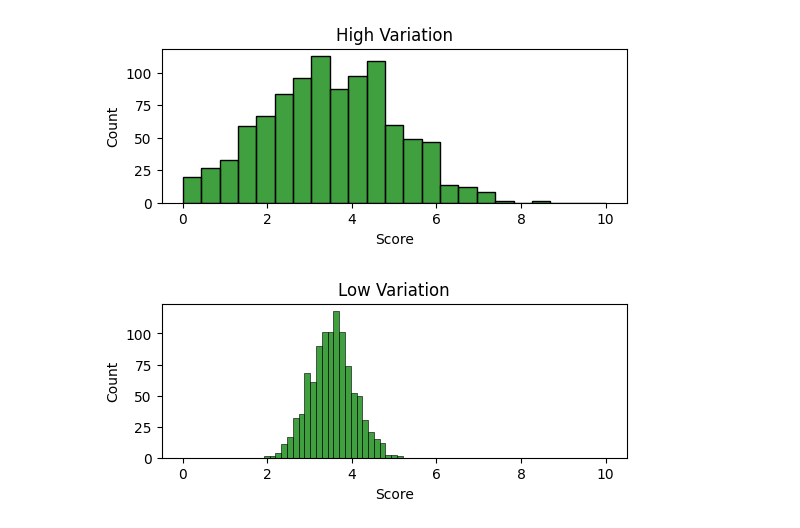
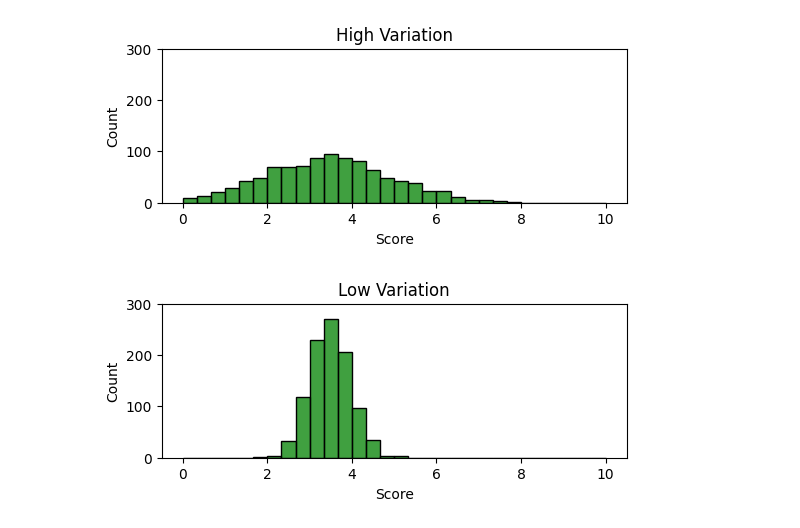
Before and after one commit to HassanAlgoz/AAI, a Jupyter notebook: draw/figure_variation.ipynb, the cells around one changed output. Saved outputs shown, nothing was run; the diff lists cells and outputs as text; code cells hidden in the pictures.

```diff
--- a/draw/figure_variation.ipynb
+++ b/draw/figure_variation.ipynb
@@ -6,18 +6,19 @@ import seaborn as sns
 # %%
 # Generate data
 scores = np.random.normal(
     loc=3.5,   # Mean               <<----- CHANGE THIS
     scale=1.5, # Standard Deviation <<----- CHANGE THIS
     size=1000  # Number of observations
 )
 df = pd.DataFrame(scores, columns=['Score'])
 
 # Plot
 fig, ax = plt.subplots(figsize=(6, 2))
-sns.histplot(df['Score'], binrange=(0, 10), color='green')
+sns.histplot(df['Score'], binrange=(0, 10), color='green', bins=30)
+ax.set_ylim(0, 300)
 ax.set(title="High Variation");
 # %% [output]
-[figure, old version]
+[figure, new version]
 # %%
 # Generate data
 scores = np.random.normal(
@@ -29,10 +30,11 @@ df = pd.DataFrame(scores, columns=['Score'])
 
 # Plot
 fig, ax = plt.subplots(figsize=(6, 2))
-sns.histplot(df['Score'], binrange=(0, 10), color='green')
+sns.histplot(df['Score'], binrange=(0, 10), color='green', bins=30)
+ax.set_ylim(0, 300)
 ax.set(title="Low Variation");
 # %% [output]
-[figure, old version]
+[figure, new version]
 # %%
 # Generate data
 scores = np.random.normal(
```
Also changed, not shown: parts of 1 cell of this notebook, 42 other files.
